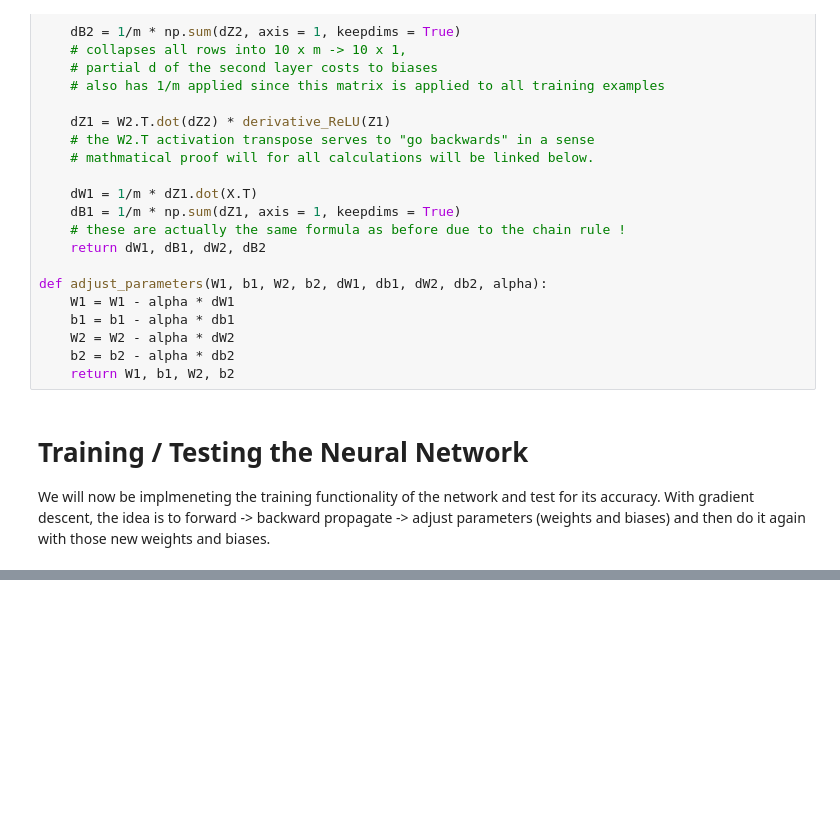
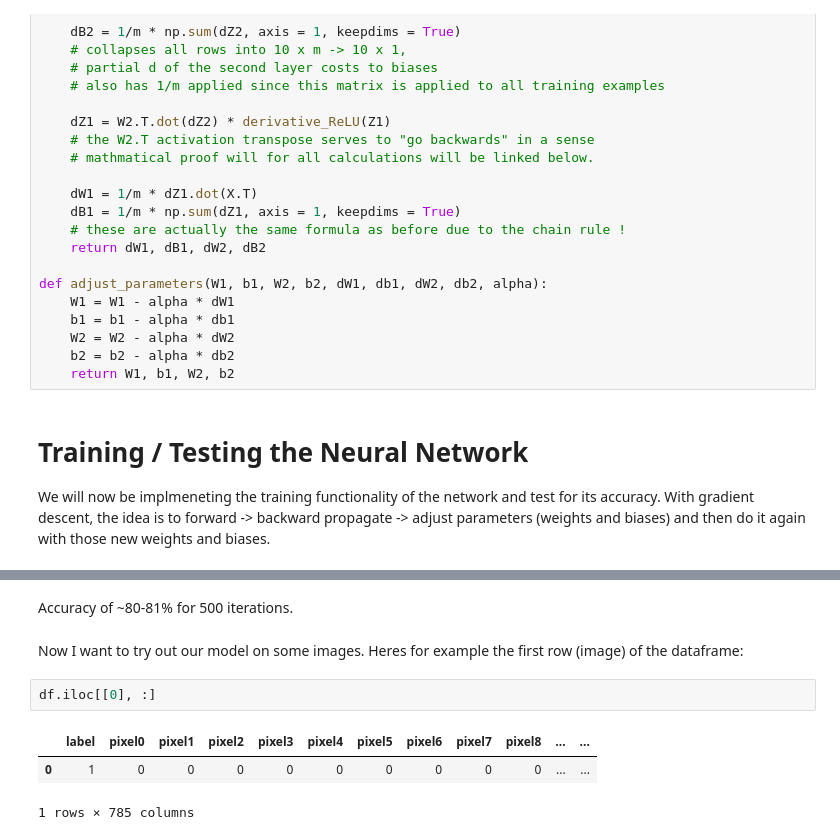
Before and after one commit to Etqiu/ScratchNeuralNetwork, a Jupyter notebook: making-a-neural-network.ipynb, the cells around one changed output, grey strips where cells are left out. Drawn from its saved outputs; the diff is of its cells as text; blank space fills up the shorter version.

```diff
--- a/making-a-neural-network.ipynb
+++ b/making-a-neural-network.ipynb
@@ -304,0 +306,10 @@ Iteration 480 : 0.7996825396825397
+# %% [markdown]
+Accuracy of ~80-81% for 500 iterations.
+# %% [markdown]
+Now I want to try out our model on some images. Heres for example the first row (image) of the dataframe:
+# %%
+df.iloc[[0], :]
+# %% [output]
+|  | label | pixel0 | pixel1 | pixel2 | pixel3 | pixel4 | pixel5 | pixel6 | pixel7 | pixel8 | ... | ... |
+| 0 | 1 | 0 | 0 | 0 | 0 | 0 | 0 | 0 | 0 | 0 | ... | ... |
+1 rows × 785 columns
```
Also changed, not shown: parts of 4 cells of this notebook.
